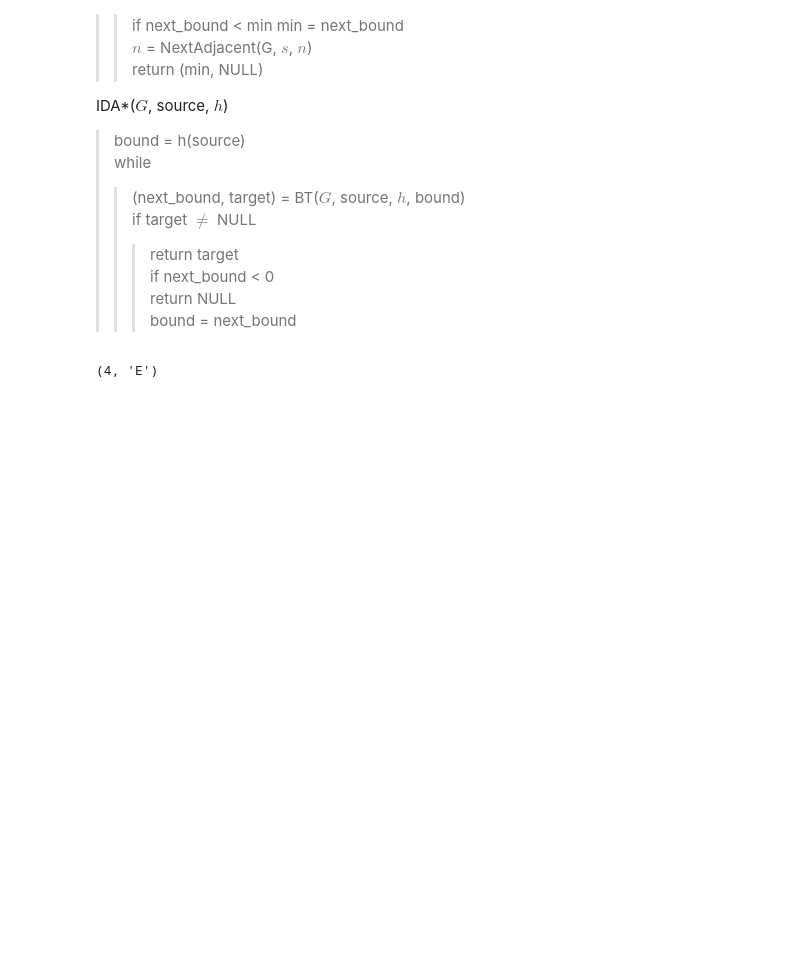
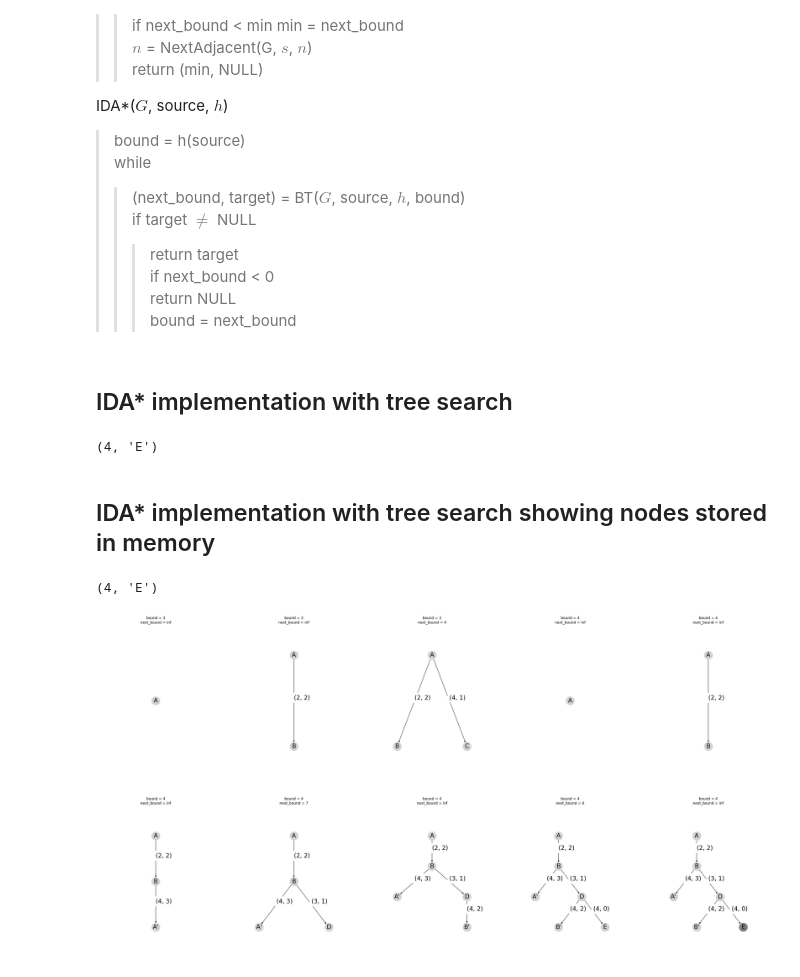
Before and after one commit to jorcisai/SIN, a Jupyter notebook: block1/search/A star/idastar.ipynb, the cells around one changed output. Cells and saved outputs as stored; diff of their text form; code cells hidden in the pictures; blank space fills up the shorter version.

Commit message:
Plotting explored graph

```diff
--- a/block1/search/A star/idastar.ipynb
+++ b/block1/search/A star/idastar.ipynb
@@ -52,9 +52,10 @@ IDA*($G$, source, $h$)
 >>  if next_bound < 0
 >>>   return NULL
 >>  bound = next_bound
+# %% [markdown]
+## IDA* implementation with tree search
 # %%
 import math
-import heapq
 
 def bt(G, W, s, gs, h, bound, Target):
   fs = gs + h[s]
@@ -71,10 +72,10 @@ def bt(G, W, s, gs, h, bound, Target):
     if next_bound < min: min = next_bound
   return min, None
 
-def idastar(G, W, source, h, Target):
-  bound = h[source]
+def idastar(G, W, s, h, Target):
+  bound = h[s]
   while True:
-    (next_bound,target) = bt(G, W, source, 0, h, bound, Target)
+    (next_bound,target) = bt(G, W, s, 0, h, bound, Target)
     if target != None: return (next_bound, target)
     if next_bound < 0: return (next_bound, None)
     bound = next_bound
@@ -83,3 +84,63 @@ def idastar(G, W, source, h, Target):
 print(idastar(G,W,source,h,Target))
 # %% [output]
 (4, 'E')
+# %% [markdown]
+## IDA* implementation with tree search showing nodes stored in memory
+# %%
+import matplotlib.pyplot as plt
+import math
+
+nrows=2; ncols=5
+fig, _ = plt.subplots(nrows=nrows, ncols=ncols, figsize=(40, 20))
+axes = iter(fig.axes)
+
+def draw_graph(DG, DW, source, bound, next_bound = math.inf, target=[],):
+  nxDG=nx.DiGraph(DG)
+  ax = next(axes)
+  ax.margins(0.25,0.25)
+  title="bound = " + str(bound) + "\n" + "next_bound = " + str(next_bound)
+  ax.set_title(title)
+  pos_nodes = nx.nx_agraph.pygraphviz_layout(nxDG,prog='dot',root=source)
+  nx.draw(nxDG,pos=pos_nodes, ax=ax, with_labels=True, node_color="lightgray", node_size=800, font_size=20)
+  nx.draw_networkx_edge_labels(nxDG, pos=pos_nodes, edge_labels=DW, label_pos=0.5, font_size=20,
+    horizontalalignment="left",verticalalignment="bottom", ax=ax, rotate=False)
+  nx.draw_networkx_nodes(DG,pos=pos_nodes, nodelist=target, node_color='gray', node_size=800)
+
+def bt(G, W, s, gs, h, bound, Target):
+  fs = gs + h[s[0]]
+  if fs > bound:
+    return (fs, None)
+  if s in Target:
+    draw_graph(DG, DW, source, bound, math.inf, [s])
+    return (fs, s)
+  min = math.inf
+  Adj = DG[s];
+  for n in iter(G[s[0]]):
+    gn = gs + W[(s[0],n)]
+    fn = gn + h[n]
+    while n in DG: n+="'"
+    Adj.append(n); DG[s]=Adj; DG.update({n:[]}); DW.update({(s,n):(gn,fn-gn)})
+    draw_graph(DG, DW, source, bound, min)
+    (next_bound, target)  = bt(G, W, n, gn, h, bound, Target)
+    #Adj.remove(n); DG[s]=Adj; del DG[n]; del DW[(s,n)]
+    #draw_graph(DG, DW, source, bound, min)
+    if target != None: return (next_bound, target)
+    if next_bound < min: min = next_bound
+  return min, None
+
+def idastar(G, W, s, h, Target):
+  bound = h[s]
+  while True:
+    DG.update({source:[]})
+    draw_graph(DG, DW, source, bound)
+    (next_bound,target) = bt(G, W, s, 0, h, bound, Target)
+    if target != None: return (next_bound, target)
+    if next_bound < 0: return (next_bound, None)
+    bound = next_bound
+    DG.clear(); DW.clear()
+
+DG = {}; DW = {}
+print(idastar(G,W,source,h,Target))
+# %% [output]
+(4, 'E')
+[figure, added]
```
